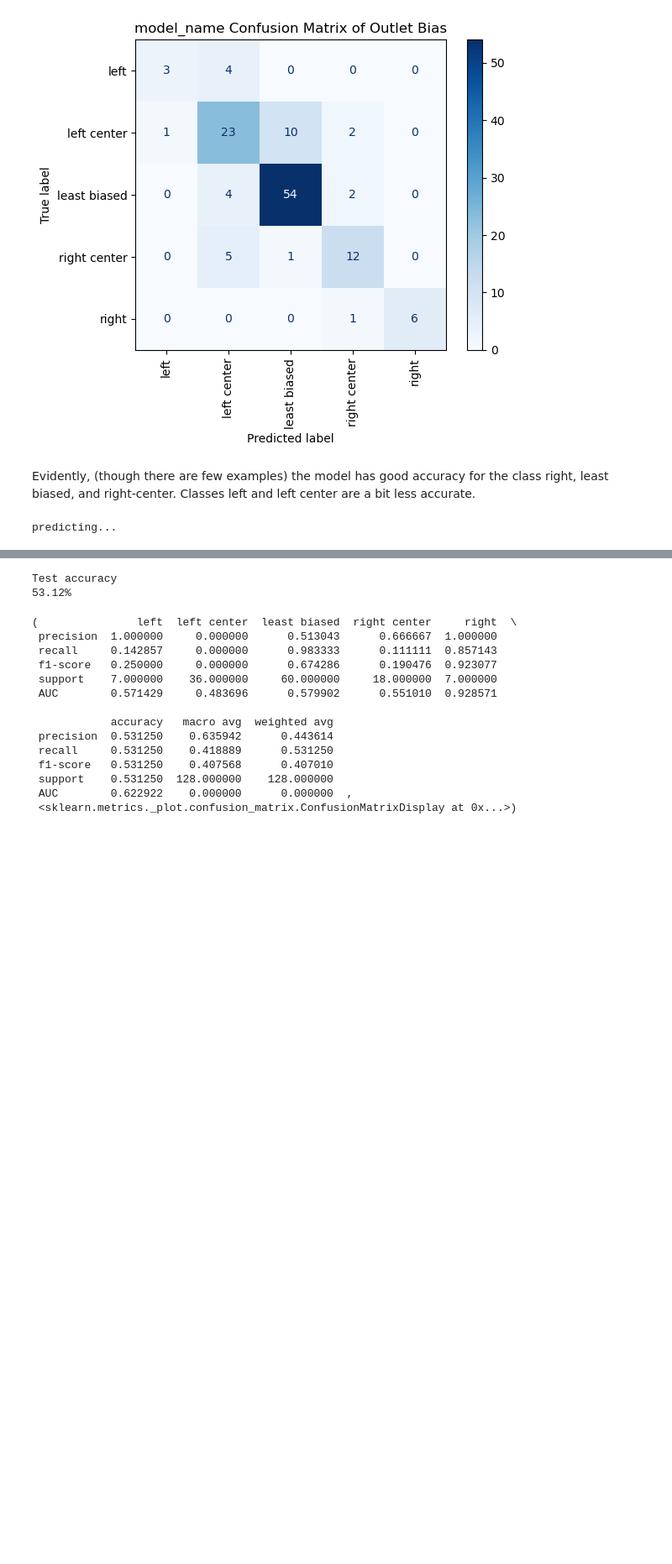
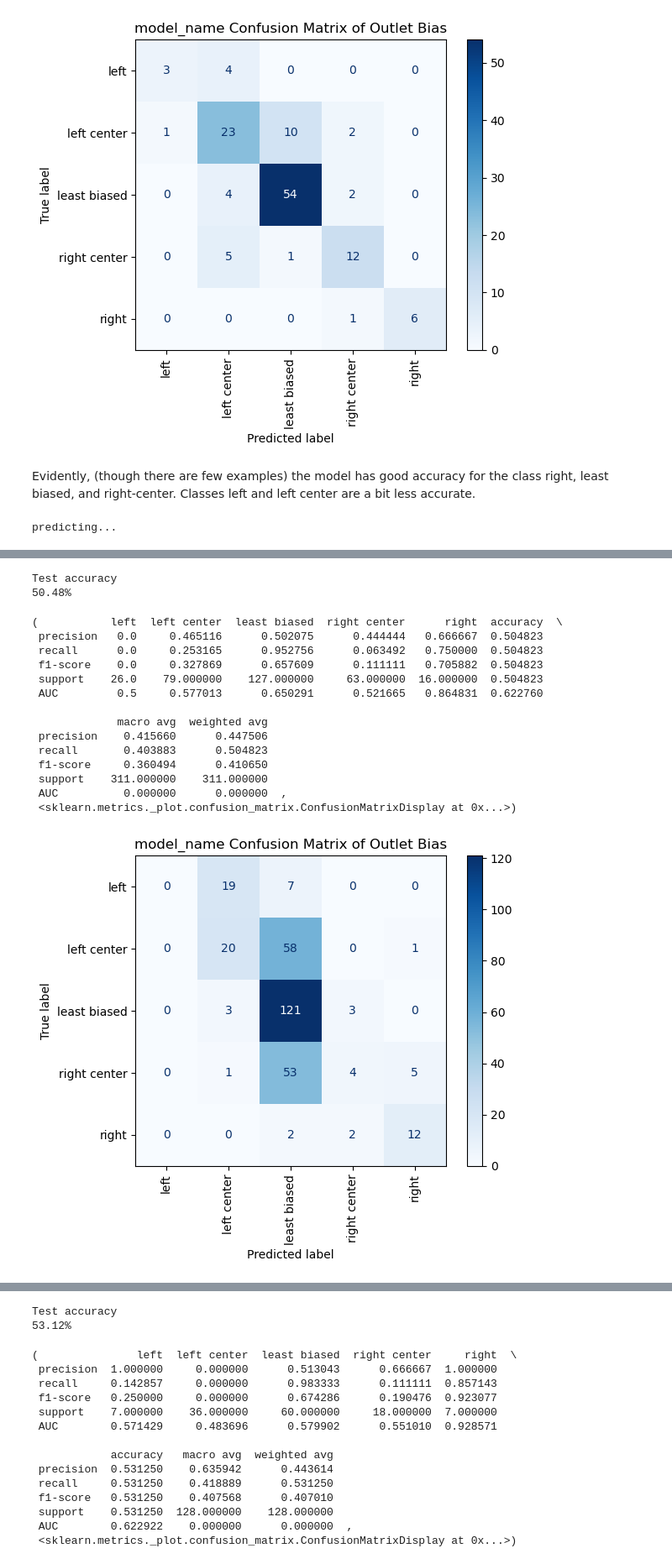
Before and after one commit to rtronnback/automatic_news_monitoring_with_GDELT, a Jupyter notebook: 0X_Error_Analysis_and_LLM_Baseline.ipynb, the cells around one changed output, grey strips where cells are left out. Shown: that part at 84% size. Saved outputs shown, nothing was run; the diff lists cells and outputs as text; code cells hidden in the pictures; blank space fills up the shorter version.

```diff
--- a/0X_Error_Analysis_and_LLM_Baseline.ipynb
+++ b/0X_Error_Analysis_and_LLM_Baseline.ipynb
@@ -502 +665,81 @@ predicting...
+# %%
+# get same but for robertson_all bias
+
+dataset_extension = "_robertson5_allbias"
+
+rob_test = pd.read_csv("data/test{}.csv".format(dataset_extension))
+rob_test.set_index("outlet", inplace=True)
+
+#rob_test.index.values
+# %%
+robertson_llm_results = {
+    "ibtimes.co.uk": 2,"nocamels.com": 2,"wfmz.com": 2,"bristolpost.co.uk": 1,"krem.com": 2,"en.kremlin.ru": 4,"sputniknews.com": 4,
+    "niemanlab.org": 2,"sunjournal.com": 2,"americasquarterly.org": 2,"mid-day.com": 2,"wdel.com": 2,"citybeat.com": 1,"feedstuffs.com": 2,
+    "bondbuyer.com": 2,"cpj.org": 2,"auburnpub.com": 2,"state.gov": 2,"mlbtraderumors.com": 2,"yardbarker.com": 2,"starherald.com": 2,
+    "recorder.com": 2,"scmp.com": 2,"wkyc.com": 2,"whyy.org": 1,"townhall.com": 4,"gaytimes.co.uk": 1,"lgbtqnation.com": 1,"politico.com": 2,
+    "loudountimes.com": 2,"duluthnewstribune.com": 2,"standardmedia.co.ke": 2,"claimsjournal.com": 2,"theskanner.com": 1,"finanznachrichten.de": 2,
+    "westfaironline.com": 2,"floridapolitics.com": 3,"pocketnow.com": 2,"searchengineland.com": 2,"environmentalleader.com": 2,"firstshowing.net": 2,
+    "taipeitimes.com": 2,"abajournal.com": 2,"sfist.com": 1,"centralmaine.com": 2,"1079ishot.com": 2,"abc15.com": 2,"fox26houston.com": 3,"theverge.com": 2,
+    "hbook.com": 2,"mvtimes.com": 2,"heraldtribune.com": 2,"bwog.com": 1,"empireonline.com": 2,"statepress.com": 1,"heritage.org": 4,"cincinnati.com": 2,
+    "nbcdfw.com": 2,"theislandnow.com": 2,"helpnetsecurity.com": 2,"iflscience.com": 2,"theguardian.com": 1,"ilo.org": 2,"politicususa.com": 1,"neonnettle.com": 4,
+    "sentinelsource.com": 2,"columbiamissourian.com": 2,"seattlepi.com": 2,"spiked-online.com": 3,"oregonbusiness.com": 2,"ebony.com": 1,"torontolife.com": 2,
+    "blabbermouth.net": 2,"juxtapoz.com": 2,"rimonthly.com": 2,"tribdem.com": 2,"yourobserver.com": 2,"bakersfield.com": 2,"kvia.com": 2,"ny1.com": 2,"kcra.com": 2,
+    "globes.co.il": 2,"crowdfundinsider.com": 2,"wfmj.com": 2,"theadvertiser.com": 2,"wbur.org": 1,"autonews.com": 2,"kitv.com": 2,"kut.org": 2,"prevention.com": 2,
+    "kare11.com": 2,"elledecor.com": 2,"qz.com": 2,"asahi.com": 2,"archpaper.com": 2,"thetimes-tribune.com": 2,"digitaljournal.com": 2,"ucsusa.org": 1,"computerworld.com": 2,
+    "extremetech.com": 2,"neworleanscitybusiness.com": 2,"chroniclelive.co.uk": 2,"techradar.com": 2,"esquire.com": 1,"wtop.com": 2,"gpb.org": 2,"github.com": 2,
+    "brooklyneagle.com": 2,"biblestudytools.com": 3,"personalliberty.com": 4,"washingtonpost.com": 1,"pinkbike.com": 2,"socialmediatoday.com": 2,"bostonmagazine.com": 1,
+    "thehollywoodgossip.com": 2,"noozhawk.com": 2,"bearingarms.com": 4,"insidehighered.com": 2,"vaildaily.com": 2,"japantimes.co.jp": 2,"tuscaloosanews.com": 2,
+    "infoworld.com": 2,"indystar.com": 2,"lasvegassun.com": 2,"pocket-lint.com": 2,"caranddriver.com": 2,"nmpoliticalreport.com": 1,"thestar.com.my": 2,
+    "floridatoday.com": 2,"13newsnow.com": 2,"bonappetit.com": 2,"fox6now.com": 3,"redstate.com": 4,"attackofthefanboy.com": 2,"creativebloq.com": 2,
+    "delawareonline.com": 2,"courant.com": 2,"snopes.com": 2,"njherald.com": 2,"theamericanconservative.com": 4,"harvard.edu": 2,"allafrica.com": 2,
+    "bloodyelbow.com": 1,"kgun9.com": 2,"bevnet.com": 2,"financial-planning.com": 2,"allaccess.com": 2,"dovepress.com": 2,"ibtimes.com": 2,"fastcompany.com": 2,
+    "kgw.com": 2,"times-news.com": 2,"nbcconnecticut.com": 2,"hitconsultant.net": 2,"thenewsenterprise.com": 2,"miami.edu": 2,"fooddive.com": 2,
+    "news-journalonline.com": 2,"nationalenquirer.com": 4,"womensagenda.com.au": 1,"manchestereveningnews.co.uk": 2,"designnews.com": 2,
+    "nationalmortgagenews.com": 2,"jewishinsider.com": 2,"capitalfm.co.ke": 2,"catholicphilly.com": 2,"lubbockonline.com": 2,"td.org": 2,
+    "independentsentinel.com": 4,"kevinmd.com": 2,"usatoday.com": 2,"stamfordadvocate.com": 2,"vladtv.com": 4,
+    "thelocal.fr": 2,"perezhilton.com": 2,"theatermania.com": 2,"fosters.com": 2,"chemistryworld.com": 2,"thedailystar.net": 2,"norfolkdailynews.com": 2,
+    "comicbookmovie.com": 2,"livemint.com": 2,"wilmingtonbiz.com": 2,"today.com": 2,"meforum.org": 4,"factcheck.org": 2,"thejournal.com": 2,"dslreports.com": 2,
+    "nwfdailynews.com": 2,"scrubsmag.com": 2,"mondoweiss.net": 1,"burlingtonfreepress.com": 2,"digg.com": 2,"thelocal.es": 2,"wbir.com": 2,"salemnews.com": 2,
+    "teslarati.com": 2,"theamericanscholar.org": 2,"thefutoncritic.com": 2,"9news.com": 2,"therepublic.com": 3,"letsrun.com": 2,"capitalpress.com": 3,
+    "wiley.com": 2,"civileats.com": 1,"phandroid.com": 2,"roadandtrack.com": 2,"dealbreaker.com": 2,"cointelegraph.com": 2,"irishmirror.ie": 2,"allkpop.com": 2,
+    "rawstory.com": 1,"wmur.com": 2,"postbulletin.com": 2,"christianpost.com": 3,"whitehouse.gov": 2,"joe.co.uk": 2,"orionmagazine.org": 1,"cbc.ca": 2,
+    "frieze.com": 2,"nbcboston.com": 2,"wvpublic.org": 2,"retaildive.com": 2,"krwg.org": 2,"numbersusa.com": 4,"vtdigger.org": 1,"newsbusters.org": 4,
+    "wesh.com": 2,"cosmopolitan.com": 1,"delmarvanow.com": 2,"nymag.com": 1,"registerguard.com": 2,"takimag.com": 4,"wcfcourier.com": 2,"spectrumlocalnews.com": 2,
+    "chicagobusiness.com": 2,"petapixel.com": 2,"bdtonline.com": 2,"rapidcityjournal.com": 2,"arabnews.com": 2,"wccbcharlotte.com": 2,"thelancet.com": 2,
+    "nashvillescene.com": 2,"crisismagazine.com": 3,"argusleader.com": 2,"marca.com": 2,"autoweek.com": 2,"ksl.com": 2,"nbcphiladelphia.com": 2,"theledger.com": 2,
+    "dazeddigital.com": 1,"seattlemet.com": 1,"tucsonsentinel.com": 1,"haaretz.com": 1,"opensecrets.org": 1,"eater.com": 2,"washingtonian.com": 1,"fodors.com": 2,
+    "cmswire.com": 2,"lithub.com": 1,"androidheadlines.com": 2,"redandblack.com": 1,"firerescue1.com": 2,"resilience.org": 1,"theworldlink.com": 2,"ktvq.com": 2,"thehorse.com": 2,
+    "winnipegfreepress.com": 2,"dwell.com": 2,"hpcwire.com": 2,"modernfarmer.com": 2,"alternet.org": 1,"bfi.org.uk": 2,"stuff.co.nz": 2,"foodista.com": 2,
+    "latinorebels.com": 1,"news.com.au": 2,"modernhealthcare.com": 2,"meadvilletribune.com": 2,"datacenterdynamics.com": 2,"ritholtz.com": 2,"csindy.com": 1,
+    "nationofchange.org": 1,"fastcasual.com": 2,"orlandosentinel.com": 2,"huffingtonpost.co.uk": 1,"ny.gov": 2,"mynorthwest.com": 2,"webpronews.com": 2,
+    "billoreilly.com": 4,"indiawest.com": 2,"japantoday.com": 2,"thebulletin.org": 2,"mysanantonio.com": 2,"riverfronttimes.com": 1,"americanmilitarynews.com": 4,
+    "bleedingcool.com": 2,"houstoniamag.com": 2,"thetowntalk.com": 2,"amestrib.com": 2,"jsonline.com": 2,"gloucestertimes.com": 2,"theeastafrican.co.ke": 2,
+    "advocate.com": 1,"edmontonjournal.com": 2,"powwows.com": 2,"enstarz.com": 2,"cpbj.com": 2,"wnyt.com": 2,"tcpalm.com": 2,"darkreading.com": 2
+}
+
+llm_df = pd.Series(robertson_llm_results).to_frame('LLM_lean').reset_index()
+llm_df.columns = ['outlet', 'LLM_lean']
+llm_df.set_index("outlet", inplace=True)
+# make a df with the LLM scores and the true values
+llm_baseline_robertson = pd.merge(rob_test['lean'], llm_df, on='outlet')
+
+evaluate_predictions(llm_baseline_robertson['lean'], llm_baseline_robertson['LLM_lean'], save=False, model_name='GPT4')
+# %% [output]
+Test accuracy
+50.48%
+(           left  left center  least biased  right center      right  accuracy  \
+ precision   0.0     0.465116      0.502075      0.444444   0.666667  0.504823
+ recall      0.0     0.253165      0.952756      0.063492   0.750000  0.504823
+ f1-score    0.0     0.327869      0.657609      0.111111   0.705882  0.504823
+ support    26.0    79.000000    127.000000     63.000000  16.000000  0.504823
+ AUC         0.5     0.577013      0.650291      0.521665   0.864831  0.622760
+
+             macro avg  weighted avg
+ precision    0.415660      0.447506
+ recall       0.403883      0.504823
+ f1-score     0.360494      0.410650
+ support    311.000000    311.000000
+ AUC          0.000000      0.000000  ,
+ <sklearn.metrics._plot.confusion_matrix.ConfusionMatrixDisplay at 0x...>)
+[figure, added]
 # %% [markdown]
```
Also changed, not shown: parts of 18 cells of this notebook, 1 other file.
